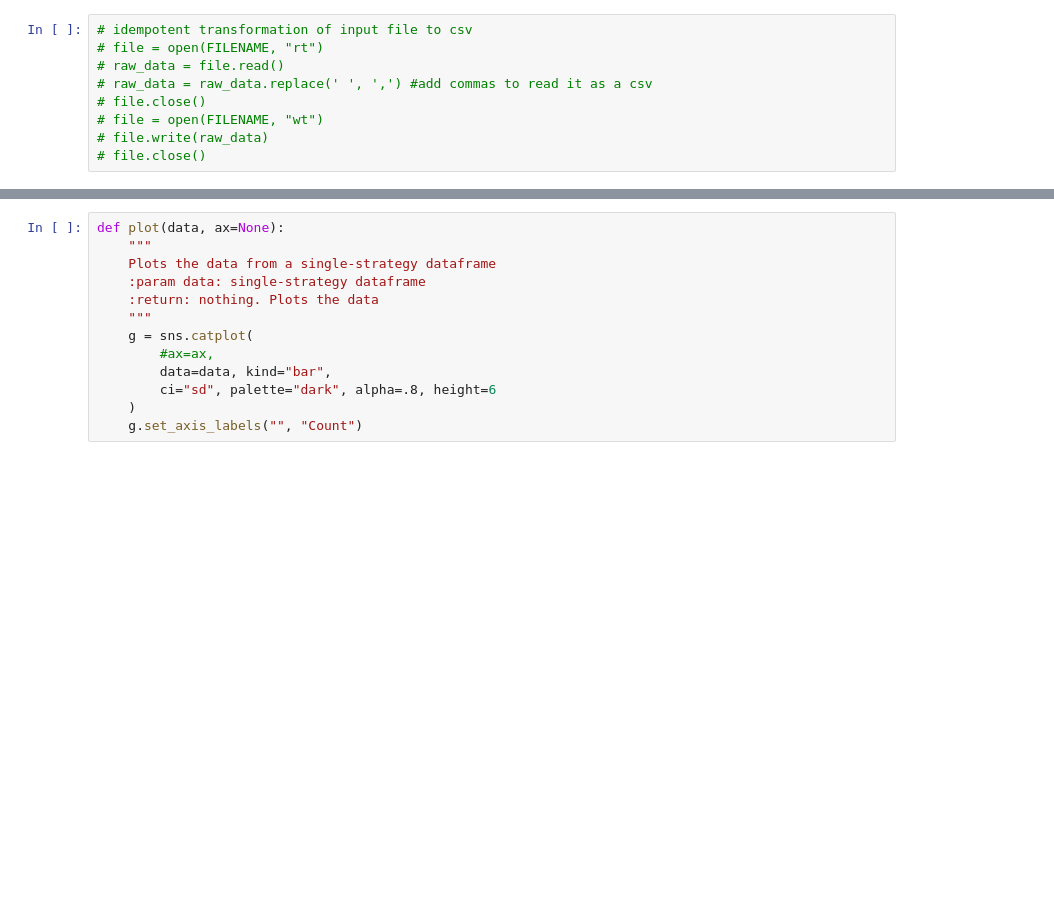
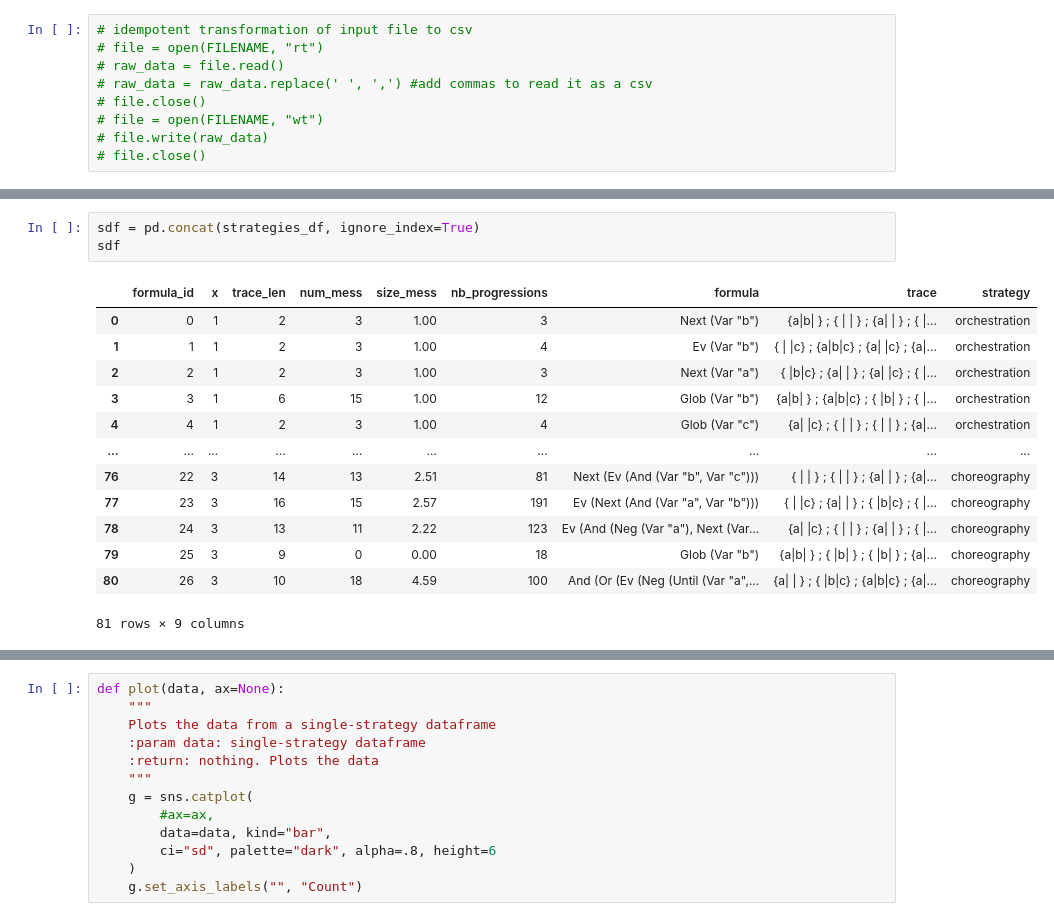
Before and after one commit to ennioVisco/predicting-decentmon, a Jupyter notebook: main.ipynb, the cells around one changed output, grey strips where cells are left out. Cells and saved outputs as stored; diff of their text form; blank space fills up the shorter version.

```diff
--- a/main.ipynb
+++ b/main.ipynb
@@ -98 +106,18 @@ merged
+# %%
+sdf = pd.concat(strategies_df, ignore_index=True)
+sdf
+# %% [output]
+|  | formula_id | x | trace_len | num_mess | size_mess | nb_progressions | formula | trace | strategy |
+| 0 | 0 | 1 | 2 | 3 | 1.00 | 3 | Next (Var "b") | {a|b| } ; { | | } ; {a| | } ; { |... | orchestration |
+| 1 | 1 | 1 | 2 | 3 | 1.00 | 4 | Ev (Var "b") | { | |c} ; {a|b|c} ; {a| |c} ; {a|... | orchestration |
+| 2 | 2 | 1 | 2 | 3 | 1.00 | 3 | Next (Var "a") | { |b|c} ; {a| | } ; {a| |c} ; { |... | orchestration |
+| 3 | 3 | 1 | 6 | 15 | 1.00 | 12 | Glob (Var "b") | {a|b| } ; {a|b|c} ; { |b| } ; { |... | orchestration |
+| 4 | 4 | 1 | 2 | 3 | 1.00 | 4 | Glob (Var "c") | {a| |c} ; { | | } ; { | | } ; {a|... | orchestration |
+| ... | ... | ... | ... | ... | ... | ... | ... | ... | ... |
+| 76 | 22 | 3 | 14 | 13 | 2.51 | 81 | Next (Ev (And (Var "b", Var "c"))) | { | | } ; { | | } ; {a| | } ; {a|... | choreography |
+| 77 | 23 | 3 | 16 | 15 | 2.57 | 191 | Ev (Next (And (Var "a", Var "b"))) | { | |c} ; {a| | } ; { |b|c} ; { |... | choreography |
+| 78 | 24 | 3 | 13 | 11 | 2.22 | 123 | Ev (And (Neg (Var "a"), Next (Var... | {a| |c} ; { | | } ; {a| | } ; { |... | choreography |
+| 79 | 25 | 3 | 9 | 0 | 0.00 | 18 | Glob (Var "b") | {a|b| } ; { |b| } ; { |b| } ; {a|... | choreography |
+| 80 | 26 | 3 | 10 | 18 | 4.59 | 100 | And (Or (Ev (Neg (Until (Var "a",... | {a| | } ; { |b|c} ; {a|b|c} ; {a|... | choreography |
+81 rows × 9 columns
 # %%
```
Also changed, not shown: parts of 10 cells of this notebook, 3 other files.
